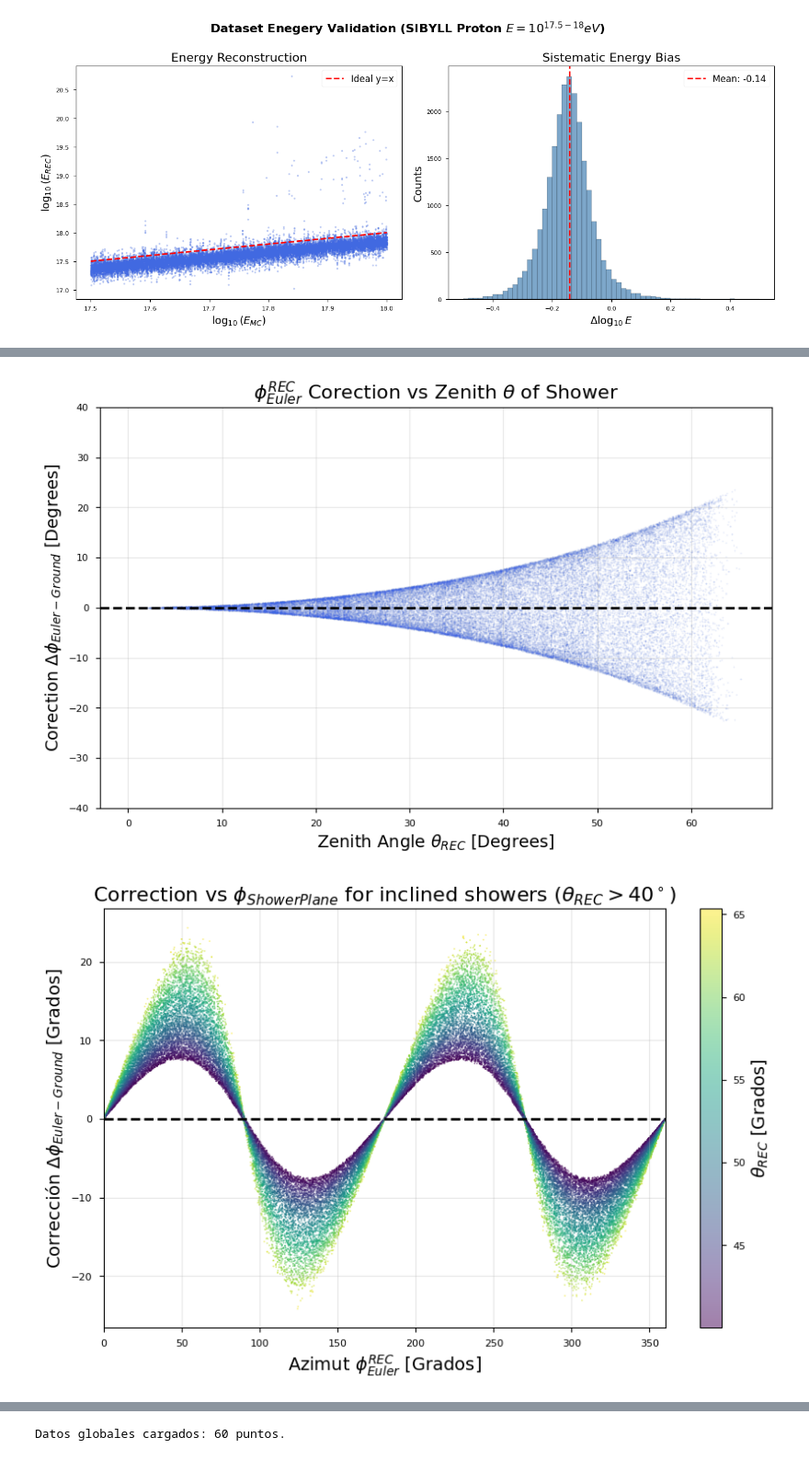
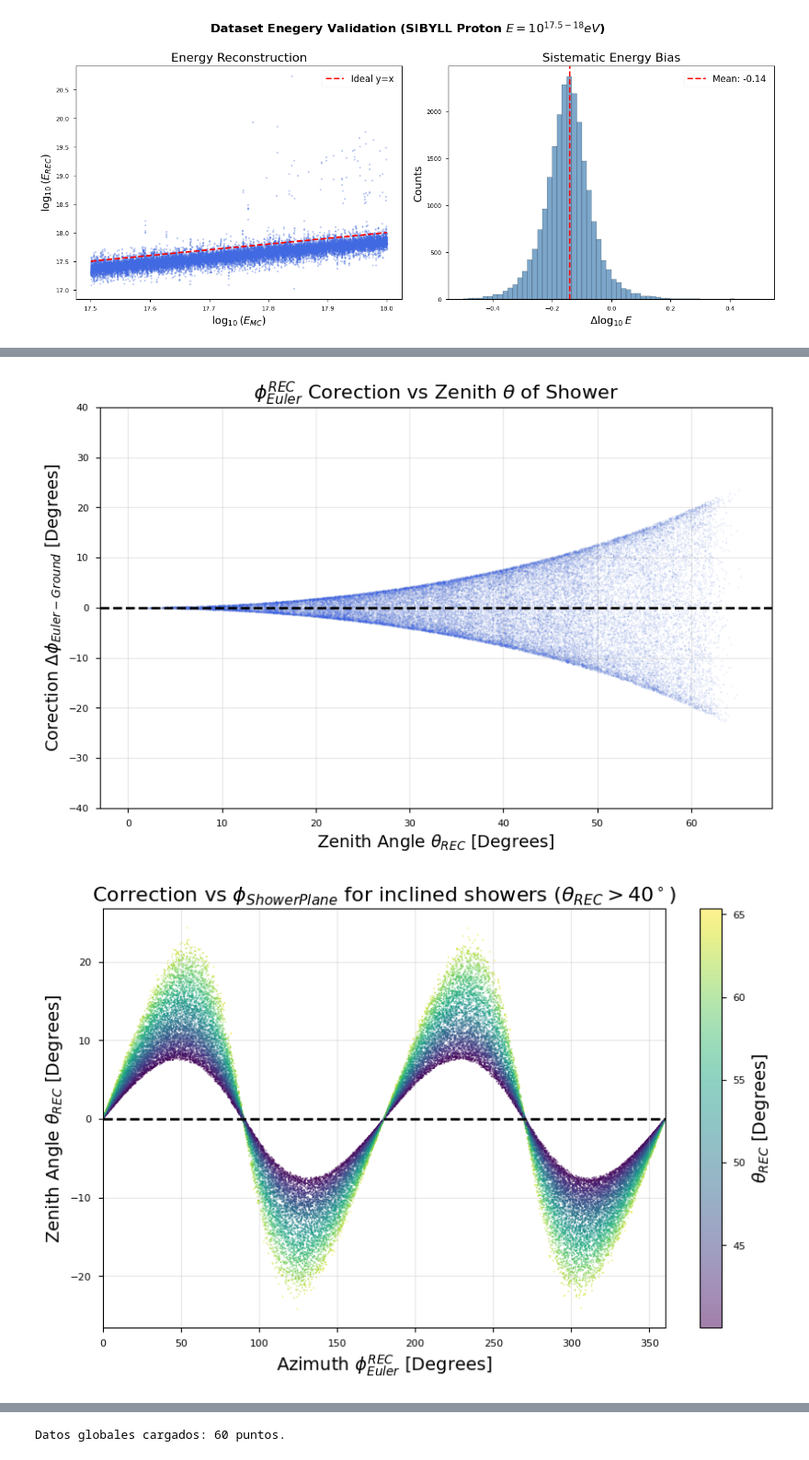
Before and after one commit to Lautaro-Silva/Tesis-de-Licenciatura---ITeDA, a Jupyter notebook: Scripts/presentacion_feb_2026-Copy1.ipynb, the cells around one changed output, grey strips where cells are left out. Shown at 92% size. Saved outputs shown, nothing was run; the diff lists cells and outputs as text; code cells hidden in the pictures.

Commit message:
preparacion de los plots para la charla

```diff
--- a/Scripts/presentacion_feb_2026-Copy1.ipynb
+++ b/Scripts/presentacion_feb_2026-Copy1.ipynb
@@ -187,36 +187,36 @@ if len(df_infill) > 0:
     ax2.set_title(r"$\phi_{Euler}^{REC}$ Corection vs Zenith $\theta$ of Shower")
     ax2.set_xlabel(r"Zenith Angle $\theta_{REC}$ [Degrees]")
     ax2.set_ylabel(r"Corection $\Delta\phi_{Euler-Ground}$ [Degrees]")
     ax2.set_ylim(-40, 40)
     ax2.grid(True, alpha=0.3)
     plt.show()
 
     # Plot 3: Serpiente REC (Theta > 40)
     mask_inclined = vals_theta_rec > 40
     if mask_inclined.sum() > 500:
         idx_snake = np.random.choice(df_infill[mask_inclined].index, min(50000, mask_inclined.sum()), replace=False)
         fig_snake, ax_snake = plt.subplots(figsize=(10, 6))
         sc_snake = ax_snake.scatter(
             vals_euler_fixed.loc[idx_snake],
             diff_euler_ground.loc[idx_snake],
             c=vals_theta_rec.loc[idx_snake],
             cmap='viridis', s=1, alpha=0.5
         )
         ax_snake.axhline(0, color='k', linestyle='--')
         ax_snake.set_title(r"Correction vs $\phi_{ShowerPlane}$ for inclined showers ($\theta_{REC} > 40^\circ$)")
-        ax_snake.set_xlabel(r"Azimuth $\phi_{Euler}^{REC}$ [Grados]")
+        ax_snake.set_xlabel(r"Azimuth $\phi_{Euler}^{REC}$ [Degrees]")
         ax_snake.set_ylabel(r"Zenith Angle $\theta_{REC}$ [Degrees]")
         cbar = plt.colorbar(sc_snake, ax=ax_snake)
-        cbar.set_label(r"$\theta_{REC}$ [Grados]")
+        cbar.set_label(r"$\theta_{REC}$ [Degrees]")
         ax_snake.set_xlim(0, 360)
         ax_snake.grid(True, alpha=0.3)
         plt.show()
 else:
     print("No se encontraron datos de Infill.")
 # %% [output]
 [figure]
 [figure]
-[figure, old version]
+[figure, new version]
 # %%
 # =========================================================================
 # CELDA 3: TIRA DE AJUSTES (sharey=True) Y EVOLUCIÓN
```
